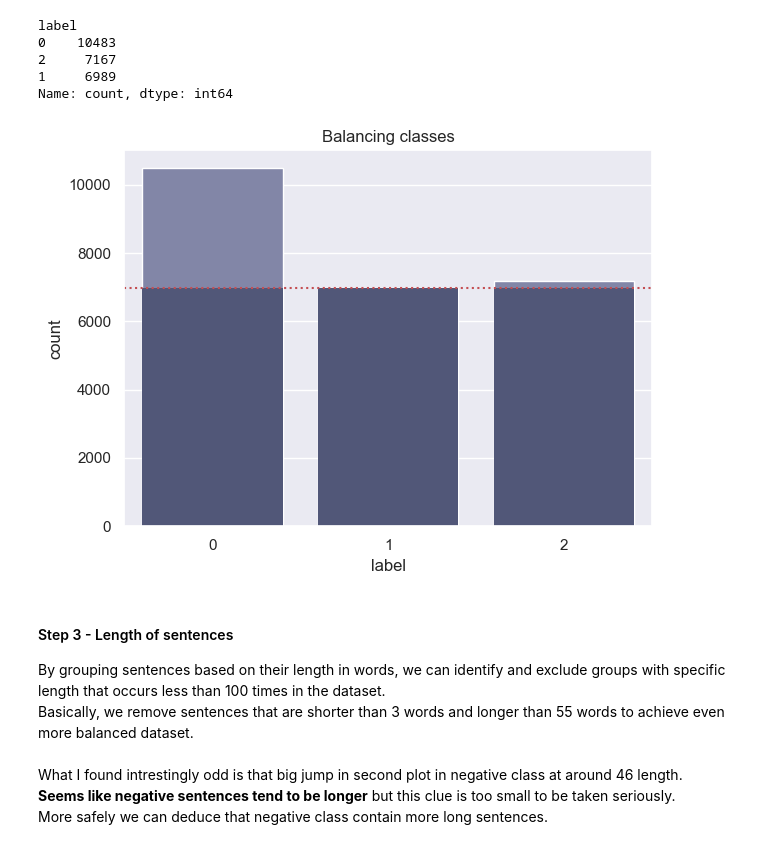
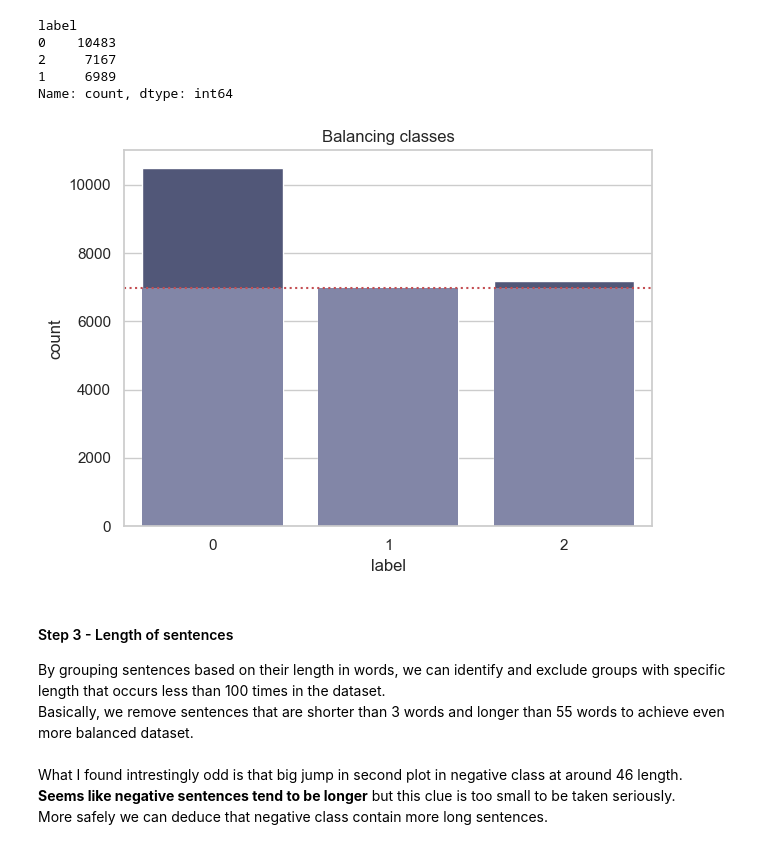
Before and after one commit to gracjan-p/twitter-sentiments, a Jupyter notebook: emotions.ipynb, the cells around one changed output. Cells and saved outputs as stored; diff of their text form; code cells hidden in the pictures.

```diff
--- a/emotions.ipynb
+++ b/emotions.ipynb
@@ -94,7 +94,7 @@ df.duplicated().sum()
 # %%
 from copy import deepcopy
 
-sns.set(style="darkgrid")
+sns.set(style="whitegrid")
 NAVY_LIGHT = '#4B527E'
 NAVY_DARK = '#7C81AD'
 
@@ -132,29 +132,29 @@ Name: count, dtype: int64
 # %%
 from sklearn.utils import resample
 
 df_by_label = lambda i: df[df['label'] == i]
 downsampled_df = pd.DataFrame(data=df_by_label(1))
 max_size = len(df_by_label(1))
 
 for i in [0, 2]:
     downsampled_class = resample(df_by_label(i),
                                  replace=True,
                                  n_samples=max_size,
                                  random_state=42)
     downsampled_df = pd.concat([downsampled_df, downsampled_class])
 
 fig = plt.figure()
 
-fig = sns.countplot(df, x='label', color=NAVY_DARK)
+fig = sns.countplot(df, x='label', color=NAVY_LIGHT)
 
-fig = sns.countplot(downsampled_df, x='label', color=NAVY_LIGHT, linewidth=0)
+fig = sns.countplot(downsampled_df, x='label', color=NAVY_DARK, linewidth=0)
 fig.axhline(y=max_size, color='r', linestyle=':')
 fig.set_title('Balancing classes')
 
 plt.tight_layout()
 plt.show()
 # %% [output]
-[figure, old version]
+[figure, new version]
 # %% [markdown]
 #### Step 3 - Length of sentences
 By grouping sentences based on their length in words, we can identify and exclude groups with specific length that occurs less than 100 times in the dataset.<br>
```
Also changed, not shown: parts of 12 cells of this notebook.
